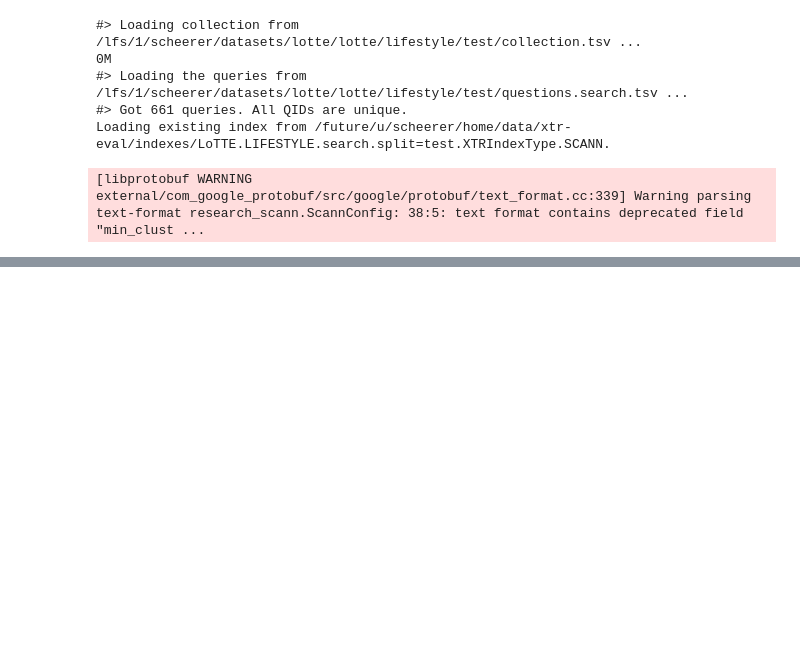
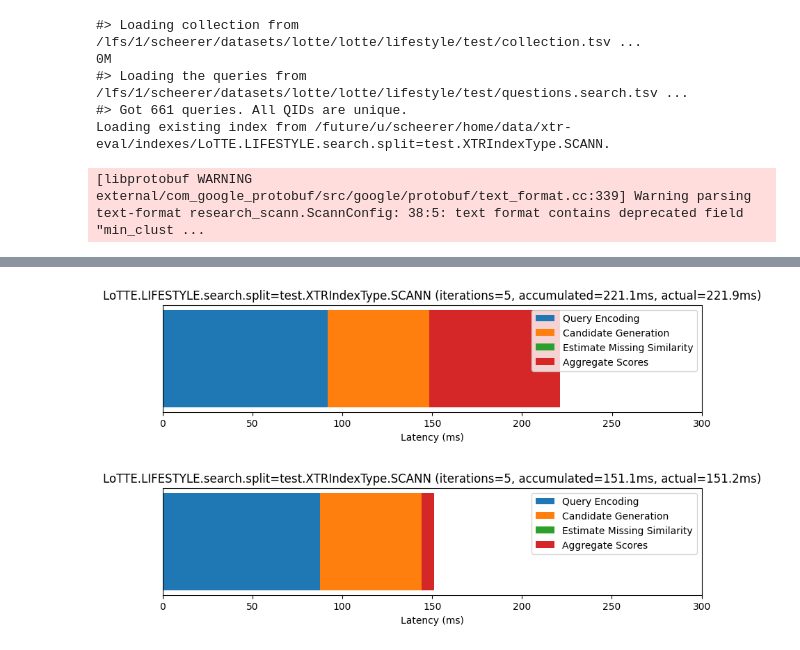
Before and after one commit to jlscheerer/xtr-eval, a Jupyter notebook: optimizations.ipynb, the cells around one changed output, grey strips where cells are left out. Saved outputs shown, nothing was run; the diff lists cells and outputs as text; code cells hidden in the pictures; blank space fills up the shorter version.

```diff
--- a/optimizations.ipynb
+++ b/optimizations.ipynb
@@ -171,0 +57,4 @@ ServerApp.rate_limit_window=3.0 (secs)
+# %%
+from xtr.modeling.xtr_opt import XTROpt
+
+xtr_opt = XTROpt(config=config, collection=dataset.collection, device=torch.device("cpu"))
@@ -171,0 +72,14 @@ ServerApp.rate_limit_window=3.0 (secs)
+# %%
+TOKEN_TOP_K = 1_000
+tracker = ExecutionTracker(name=index_name, steps=["Query Encoding", "search_batched", "enumerate_scores", "Estimate Missing Similarity",
+                                                   "get_did2scores", "add_ems", "get_final_score", "sort_scores"])
+rankings = xtr.retrieve_docs(queries_test, document_top_k=DOCUMENT_TOP_K, token_top_k=TOKEN_TOP_K, tracker=tracker)
+tracker.display_grouped(groups, bound=300, detailed=False)
+
+tracker_opt = ExecutionTracker(name=index_name, steps=["Query Encoding", "search_batched", "enumerate_scores", "Estimate Missing Similarity",
+                                                   "get_did2scores", "add_ems", "get_final_score", "sort_scores"])
+rankings_opt = xtr_opt.retrieve_docs(queries_test, document_top_k=DOCUMENT_TOP_K, token_top_k=TOKEN_TOP_K, tracker=tracker_opt)
+tracker_opt.display_grouped(groups, bound=300, detailed=False)
+# %% [output]
+[figure, added]
+[figure, added]
```
Also changed, not shown: parts of 10 cells of this notebook, 1 other file.
